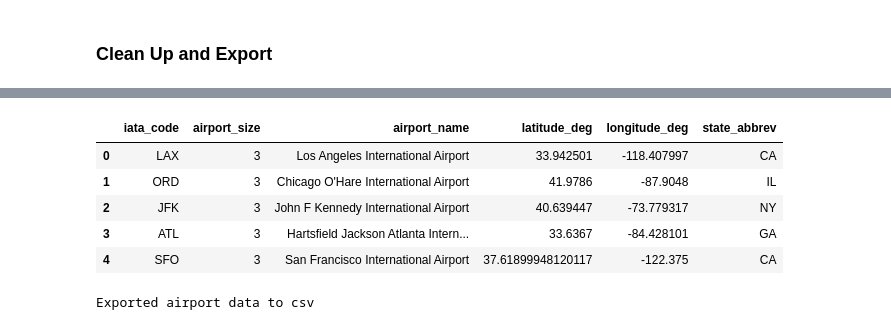
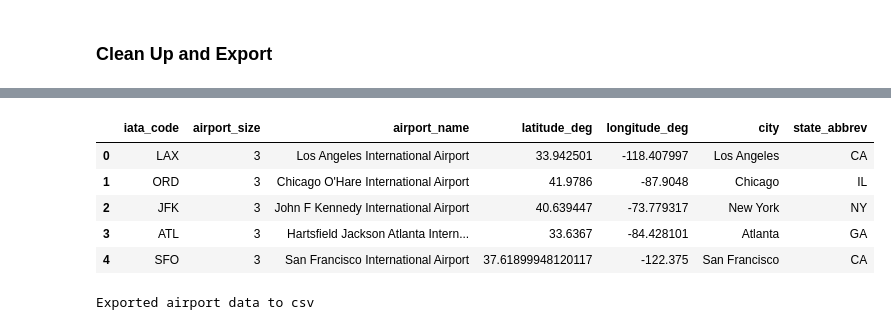
Before and after one commit to redpandata19/project3_team2, a Jupyter notebook: Cleanup2.ipynb, the cells around one changed output, grey strips where cells are left out. Drawn from its saved outputs; the diff is of its cells as text; code cells hidden in the pictures.

```diff
--- a/Cleanup2.ipynb
+++ b/Cleanup2.ipynb
@@ -407,19 +435,19 @@ airports_df.head()
 # %%
 # Select columns and create new dataframe
 airports_columns_df = pd.DataFrame(airports_updated[['iata_code', 'airport_size', 'name', 'latitude_deg',
-                                                   'longitude_deg','local_region']])
+                                                   'longitude_deg','city','local_region']])
 # rename columns
 airports_final_df = airports_columns_df.rename(columns={'name':'airport_name',
                                               'local_region':'state_abbrev'})
 # diplay final df for airports
 airports_final_df.head()
 # %% [output]
-|  | iata_code | airport_size | airport_name | latitude_deg | longitude_deg | state_abbrev |
-| 0 | LAX | 3 | Los Angeles International Airport | 33.942501 | -118.407997 | CA |
-| 1 | ORD | 3 | Chicago O'Hare International Airport | 41.9786 | -87.9048 | IL |
-| 2 | JFK | 3 | John F Kennedy International Airport | 40.639447 | -73.779317 | NY |
-| 3 | ATL | 3 | Hartsfield Jackson Atlanta Intern... | 33.6367 | -84.428101 | GA |
-| 4 | SFO | 3 | San Francisco International Airport | 37.61899948120117 | -122.375 | CA |
+|  | iata_code | airport_size | airport_name | latitude_deg | longitude_deg | city | state_abbrev |
+| 0 | LAX | 3 | Los Angeles International Airport | 33.942501 | -118.407997 | Los Angeles | CA |
+| 1 | ORD | 3 | Chicago O'Hare International Airport | 41.9786 | -87.9048 | Chicago | IL |
+| 2 | JFK | 3 | John F Kennedy International Airport | 40.639447 | -73.779317 | New York | NY |
+| 3 | ATL | 3 | Hartsfield Jackson Atlanta Intern... | 33.6367 | -84.428101 | Atlanta | GA |
+| 4 | SFO | 3 | San Francisco International Airport | 37.61899948120117 | -122.375 | San Francisco | CA |
 # %%
 # export final airport data
 airports_final_df.to_csv('Resources/db_sources/airports.csv',index=False)
```
Also changed, not shown: parts of 17 cells of this notebook, 14 other files.
